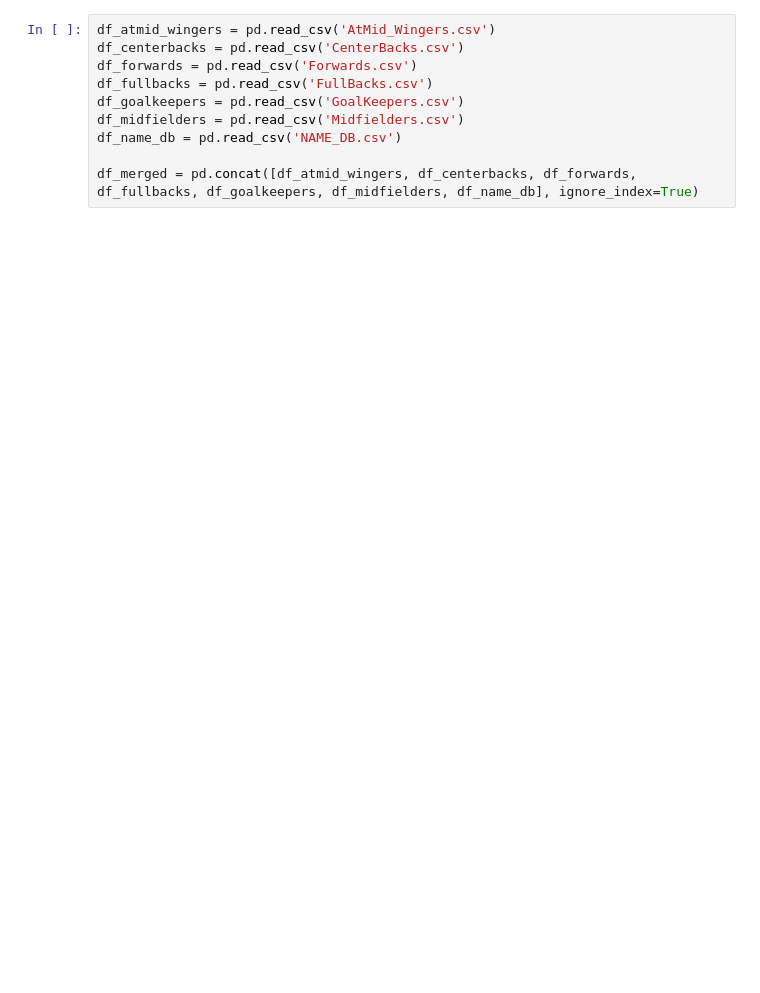
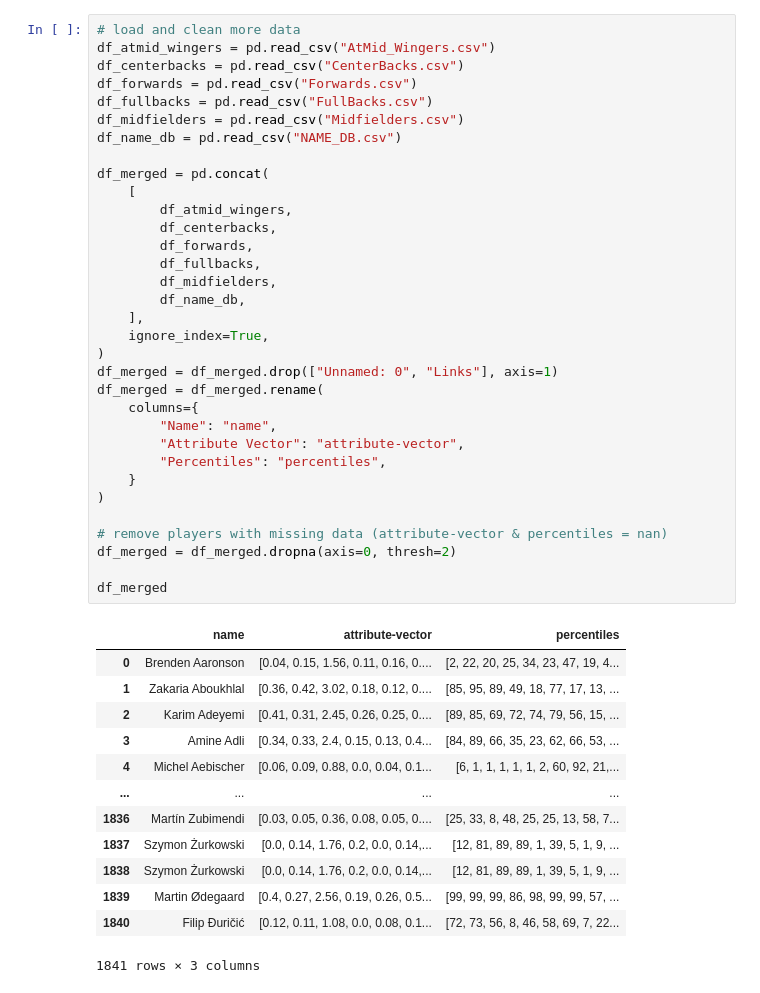
Before and after one commit to enesyesil/Moneyball-Scout-ML, a Jupyter notebook: Moneyball Scout Dataset.ipynb, the cells around one changed output. Saved outputs shown, nothing was run; the diff lists cells and outputs as text; blank space fills up the shorter version.

```diff
--- a/Moneyball Scout Dataset.ipynb
+++ b/Moneyball Scout Dataset.ipynb
@@ -47,11 +42,48 @@ df_player_short
 # %%
-df_atmid_wingers = pd.read_csv('AtMid_Wingers.csv')
-df_centerbacks = pd.read_csv('CenterBacks.csv')
-df_forwards = pd.read_csv('Forwards.csv')
-df_fullbacks = pd.read_csv('FullBacks.csv')
-df_goalkeepers = pd.read_csv('GoalKeepers.csv')
-df_midfielders = pd.read_csv('Midfielders.csv')
-df_name_db = pd.read_csv('NAME_DB.csv')
+# load and clean more data
+df_atmid_wingers = pd.read_csv("AtMid_Wingers.csv")
+df_centerbacks = pd.read_csv("CenterBacks.csv")
+df_forwards = pd.read_csv("Forwards.csv")
+df_fullbacks = pd.read_csv("FullBacks.csv")
+df_midfielders = pd.read_csv("Midfielders.csv")
+df_name_db = pd.read_csv("NAME_DB.csv")
 
-df_merged = pd.concat([df_atmid_wingers, df_centerbacks, df_forwards, df_fullbacks, df_goalkeepers, df_midfielders, df_name_db], ignore_index=True)
+df_merged = pd.concat(
+    [
+        df_atmid_wingers,
+        df_centerbacks,
+        df_forwards,
+        df_fullbacks,
+        df_midfielders,
+        df_name_db,
+    ],
+    ignore_index=True,
+)
+df_merged = df_merged.drop(["Unnamed: 0", "Links"], axis=1)
+df_merged = df_merged.rename(
+    columns={
+        "Name": "name",
+        "Attribute Vector": "attribute-vector",
+        "Percentiles": "percentiles",
+    }
+)
+
+# remove players with missing data (attribute-vector & percentiles = nan)
+df_merged = df_merged.dropna(axis=0, thresh=2)
+
+df_merged
+# %% [output]
+|  | name | attribute-vector | percentiles |
+| 0 | Brenden Aaronson | [0.04, 0.15, 1.56, 0.11, 0.16, 0.... | [2, 22, 20, 25, 34, 23, 47, 19, 4... |
+| 1 | Zakaria Aboukhlal | [0.36, 0.42, 3.02, 0.18, 0.12, 0.... | [85, 95, 89, 49, 18, 77, 17, 13, ... |
+| 2 | Karim Adeyemi | [0.41, 0.31, 2.45, 0.26, 0.25, 0.... | [89, 85, 69, 72, 74, 79, 56, 15, ... |
+| 3 | Amine Adli | [0.34, 0.33, 2.4, 0.15, 0.13, 0.4... | [84, 89, 66, 35, 23, 62, 66, 53, ... |
+| 4 | Michel Aebischer | [0.06, 0.09, 0.88, 0.0, 0.04, 0.1... | [6, 1, 1, 1, 1, 1, 2, 60, 92, 21,... |
+| ... | ... | ... | ... |
+| 1836 | Martín Zubimendi | [0.03, 0.05, 0.36, 0.08, 0.05, 0.... | [25, 33, 8, 48, 25, 25, 13, 58, 7... |
+| 1837 | Szymon Żurkowski | [0.0, 0.14, 1.76, 0.2, 0.0, 0.14,... | [12, 81, 89, 89, 1, 39, 5, 1, 9, ... |
+| 1838 | Szymon Żurkowski | [0.0, 0.14, 1.76, 0.2, 0.0, 0.14,... | [12, 81, 89, 89, 1, 39, 5, 1, 9, ... |
+| 1839 | Martin Ødegaard | [0.4, 0.27, 2.56, 0.19, 0.26, 0.5... | [99, 99, 99, 86, 98, 99, 99, 57, ... |
+| 1840 | Filip Đuričić | [0.12, 0.11, 1.08, 0.0, 0.08, 0.1... | [72, 73, 56, 8, 46, 58, 69, 7, 22... |
+1841 rows × 3 columns
 # %%
```
Also changed, not shown: parts of 23 cells of this notebook, 1 other file.
